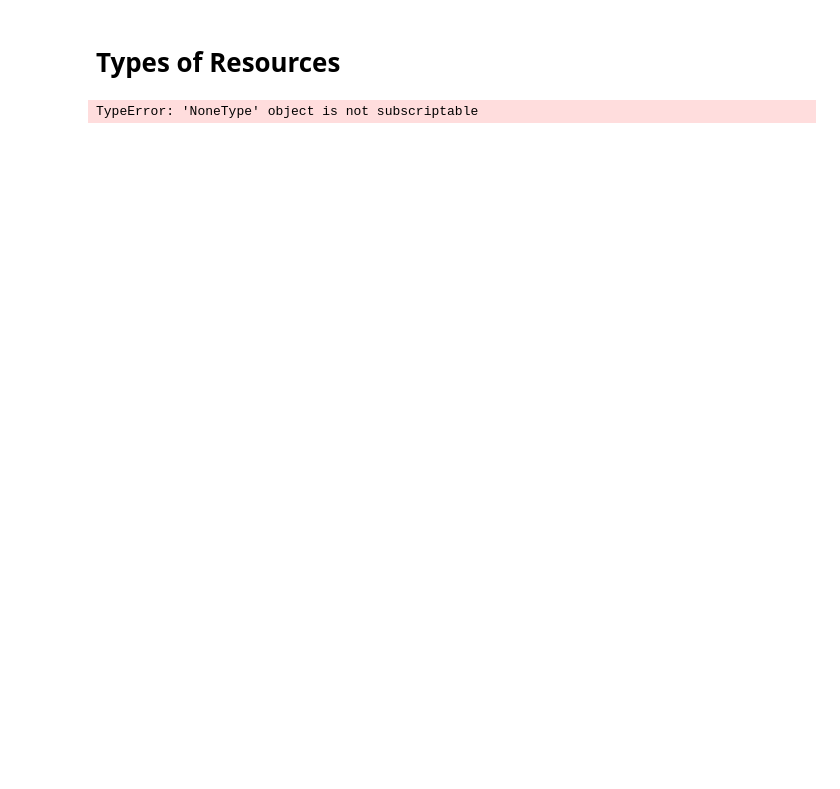
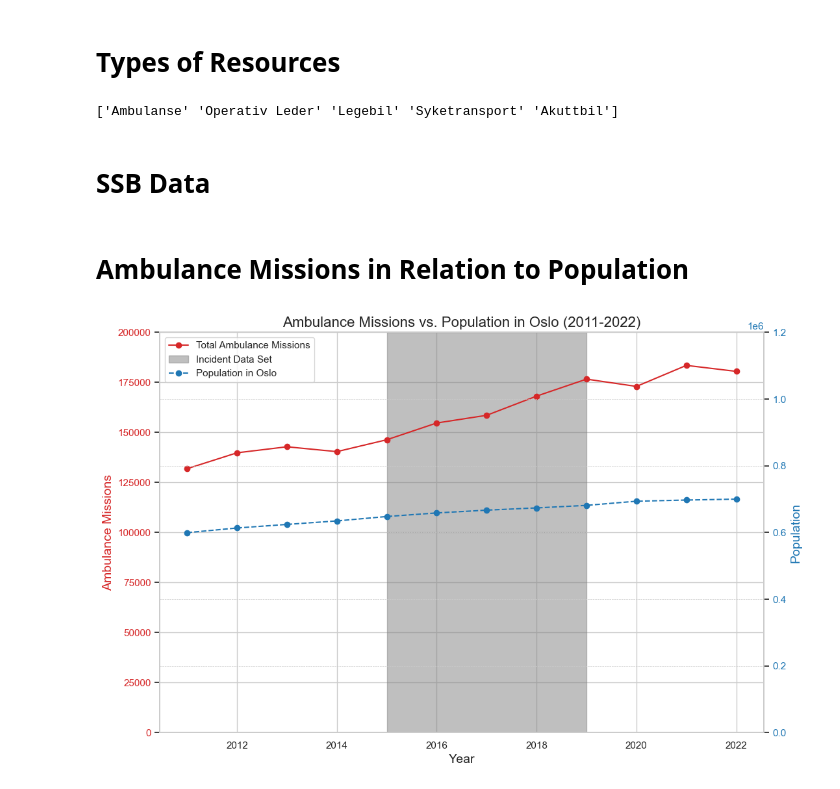
Before and after one commit to Emergency-Optimizers/Data-Processing, a Jupyter notebook: source/analysis/sandbox_torjus_v2.ipynb, the cells around one changed output. Cells and saved outputs as stored; diff of their text form; code cells hidden in the pictures; blank space fills up the shorter version.

```diff
--- a/source/analysis/sandbox_torjus_v2.ipynb
+++ b/source/analysis/sandbox_torjus_v2.ipynb
@@ -37,7 +34,9 @@ AttributeError: 'NoneType' object has no attribute 'unique'
 # %% [markdown]
 # Types of Resources
 # %%
-unique_tiltak_types = df['tiltak_type'].unique()
+unique_tiltak_types = df['resource_type'].unique()
 print(unique_tiltak_types)
 # %% [output]
-TypeError: 'NoneType' object is not subscriptable
+['Ambulanse' 'Operativ Leder' 'Legebil' 'Syketransport' 'Akuttbil']
+# %% [markdown]
+# SSB Data
@@ -43,0 +54,62 @@ TypeError: 'NoneType' object is not subscriptable
+# %%
+# gathered from SSB
+ambulance_data = {
+    "Year": [2011, 2012, 2013, 2014, 2015, 2016, 2017, 2018, 2019, 2020, 2021, 2022],
+    "Total Ambulance Missions": [131825, 139777, 142785, 140363, 146300, 154669, 158511, 168097, 176594, 172944, 183454, 180462],
+    "Acute Ambulance Missions": [50918, 55536, 58419, 55636, 60412, 65878, 68413, 72253, 77486, 79010, 89499, 95909],
+    "Urgent Ambulance Missions": [40152, 44773, 46928, 50190, 50819, 53975, 54419, 58921, 63685, 60416, 59917, 52507],
+    "Non-Urgent Ambulance Missions": [40755, 39468, 37438, 34537, 35069, 34816, 35679, 36923, 35423, 33518, 34038, 32046]
+}
+
+population_data = {
+    "Year": [2011, 2012, 2013, 2014, 2015, 2016, 2017, 2018, 2019, 2020, 2021, 2022],
+    "Population": [599230, 613285, 623966, 634463, 647676, 658390, 666759, 673469, 681067, 693494, 697010, 699827]
+}
+
+df_ambulance = pd.DataFrame(ambulance_data).set_index("Year")
+df_population = pd.DataFrame(population_data).set_index("Year")
+# %% [markdown]
+# Ambulance Missions in Relation to Population
+# %%
+# Plotting
+fig, ax1 = plt.subplots(figsize=(12, 8))
+
+y_lim_top = 200000
+
+# Ambulance data on the primary y-axis
+color1 = 'tab:red'
+ax1.set_xlabel('Year', fontsize=14)
+ax1.set_ylabel('Ambulance Missions', color=color1, fontsize=14)
+ax1.set_ylim(bottom=0, top=y_lim_top)
+ax1.plot(df_ambulance.index, df_ambulance['Total Ambulance Missions'], label='Total Ambulance Missions', color=color1, marker='o')
+ax1.tick_params(axis='y', labelcolor=color1)
+
+# Gray out a section from 2015 to 2019
+plt.axvspan(2015, 2019, color='grey', alpha=0.5, label='Incident Data Set')
+
+# Population data on the secondary y-axis
+ax2 = ax1.twinx()
+color2 = 'tab:blue'
+ax2.set_ylabel('Population', color=color2, fontsize=14)
+ax2.set_ylim(bottom=0, top=y_lim_top*6)
+ax2.plot(df_population.index, df_population['Population'], label='Population in Oslo', color=color2, linestyle='--', marker='o')
+ax2.tick_params(axis='y', labelcolor=color2)
+
+# Handling legends for both axes
+handles1, labels1 = ax1.get_legend_handles_labels()
+handles2, labels2 = ax2.get_legend_handles_labels()
+
+# Create a patch for the legend entry for the grayed out section
+incident_patch = mpatches.Patch(color='grey', alpha=0.5, label='Incident Data Set')
+
+plt.legend(handles=handles1+handles2, loc='upper left')
+
+plt.title('Ambulance Missions vs. Population in Oslo (2011-2022)', fontsize=16)
+plt.grid(True, which='both', linestyle='--', linewidth=0.5)
+
+# Make sure to replace './plots/ambulance_mission_vs_population.png' with your actual path
+plt.savefig('./plots/ambulance_mission_vs_population.png', dpi=300, bbox_inches='tight')
+
+plt.show()
+# %% [output]
+[figure, added]
```
Also changed, not shown: parts of 10 cells of this notebook, 3 other files.
